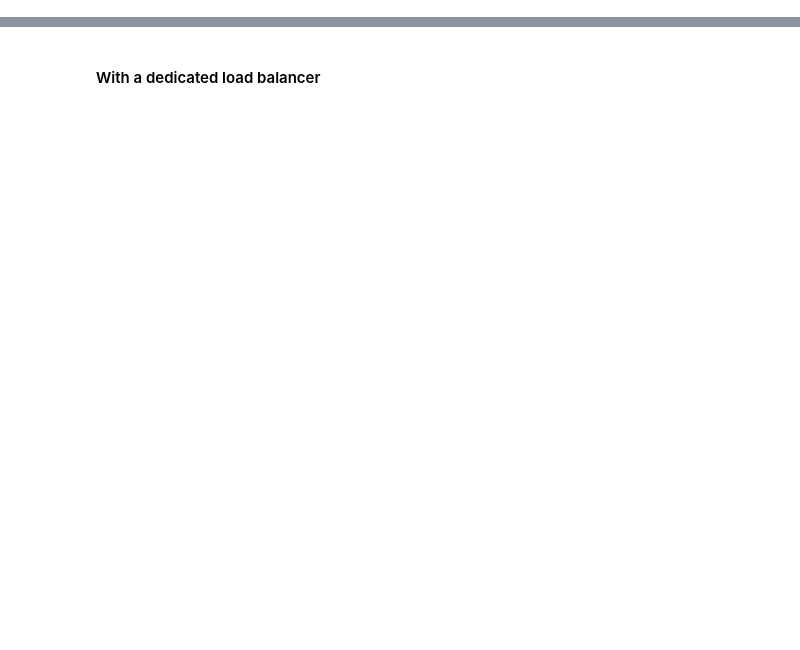
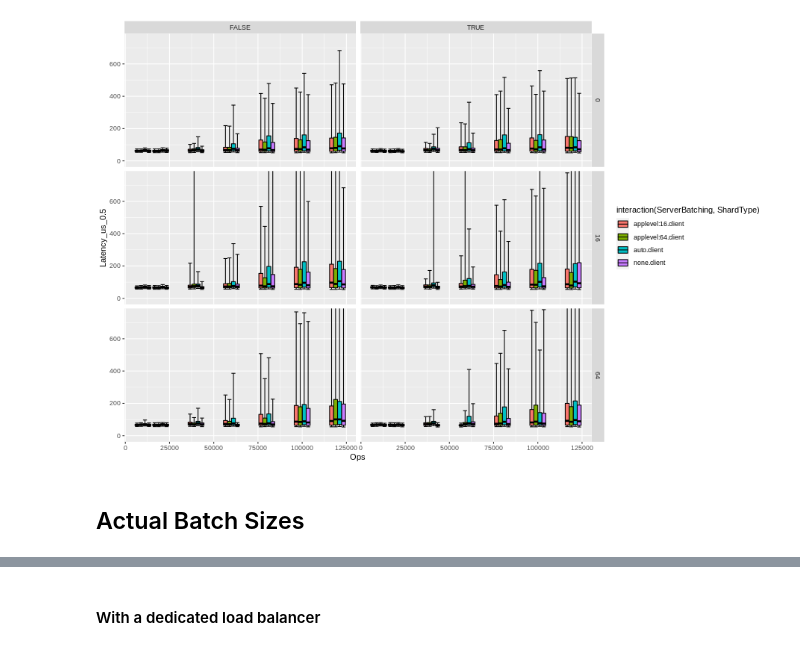
Before and after one commit to akshayknarayan/burrito, a Jupyter notebook: scripts/kv.ipynb, the cells around one changed output, grey strips where cells are left out. Saved outputs shown, nothing was run; the diff lists cells and outputs as text; code cells hidden in the pictures; blank space fills up the shorter version.

```diff
--- a/scripts/kv.ipynb
+++ b/scripts/kv.ipynb
@@ -31,7 +40,15 @@ plt.rcParams['figure.dpi'] = 200
 # %%
-outdirs = ["kv-de0d46e"]
-num_shards = [2, 4, 6, 8]
-ops = [1000, 5000, 10000, 20000, 40000, 60000, 80000, 100000, 160000, 200000, 240000, 320000]
+rootdir = "/home/akshayn/burrito"
+outdirs = ["kv-8b77dad"]
+#num_shards = [2, 4, 6, 8]
+num_shards = [6,]
+#ops = [1000, 5000, 10000, 20000, 40000, 60000, 80000, 100000, 160000, 200000, 240000, 320000]
+ops = [10000, 20000, 40000, 60000, 80000, 100000, 120000]
 clients = ['10.1.1.5', '10.1.1.6', '10.1.1.7', '10.1.1.8', '10.1.1.9']
-shard_types = ['client', 'server', 'basicclient']
-client_concurrency = [4, 8]
+#shard_types = ['client', 'server', 'basicclient']
+shard_types = ['client']
+#client_concurrency = [4, 8]
+client_concurrency = [4]
+client_batching = [0, 16, 64]
+server_batching = ["none", "auto", "applevel:16", "applevel:64"]
+poisson = [True, False]
@@ -38 +122,22 @@ client_concurrency = [4, 8]
+# %%
+%%R -i df -w 900 -h 600
+
+library(ggplot2)
+
+#geom_boxplot(aes(group=interaction(ShardType,Ops)), position="dodge") +
+#ggplot(pdf, aes(x=Ops, y=Latency_us,
+#  fill=ShardType, group=interaction(ShardType,Ops))) +
+#    stat_summary(fun.data = f, geom="boxplot", position="dodge") +
+#    facet_grid(NumShards~Concurrency) +
+#    coord_cartesian(ylim=c(0, 10000))
+
+ggplot(df, aes(x=Ops, fill=interaction(ServerBatching,ShardType), group=interaction(ServerBatching,ShardType,Ops))) +
+  geom_errorbar(aes(ymin=Latency_us_0.05, ymax = Latency_us_0.95), position="dodge") +
+  geom_crossbar(aes(ymin=Latency_us_0.25, y=Latency_us_0.5, ymax = Latency_us_0.75), position="dodge") +
+  facet_grid(ClientBatching~Poisson) +
+  coord_cartesian(ylim=c(0, 750))
+# %% [output]
+[figure, added]
+# %% [markdown]
+## Actual Batch Sizes
 # %%
```
Also changed, not shown: parts of 10 cells of this notebook, 2 other files.
